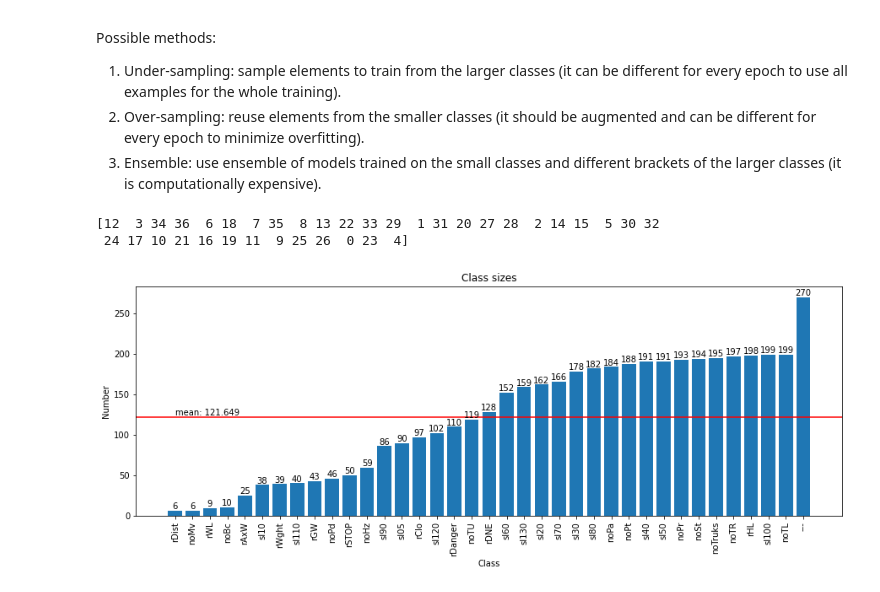
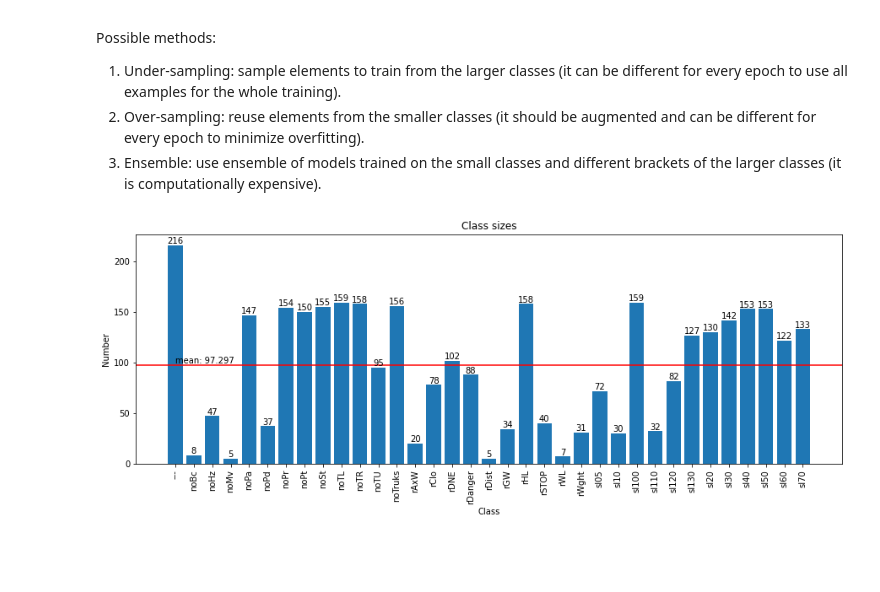
Before and after one commit to gregiberri/traffic_sign_recognition, a Jupyter notebook: notebooks/data_analysis.ipynb, the cells around one changed output. Saved outputs shown, nothing was run; the diff lists cells and outputs as text; code cells hidden in the pictures; blank space fills up the shorter version.

```diff
--- a/notebooks/data_analysis.ipynb
+++ b/notebooks/data_analysis.ipynb
@@ -29,38 +29,44 @@ Possible methods:
 </ol>
 # %%
 # show the class sizes
-from data.read_data import read_paths
+from data.utils.read_data import read_paths
 import matplotlib.pyplot as plt
 import numpy as np
+from collections import Counter
+from data.utils.split_train_val_test import load_csv
+import csv
+
+with open('/home/albert/data/R-jpg/train.csv', newline='') as f:
+    reader = csv.reader(f)
+    data = list(reader)
+
+class_num_to_name = dict(load_csv('classnumber_classname.csv'))
+classnumbers = list(zip(*data))[-1]
+classnames = [class_num_to_name[classnumber] for classnumber in classnumbers]
 
 # load the data and get the class names and sizes
-paths = read_paths('/home/albert/data/R-jpg')
-class_sizes_dict = {key: len(value) for key, value in paths.items()}
-class_sizes = np.array(list(class_sizes_dict.values()))
+class_names = np.array(list(Counter(classnames).keys())) # equals to list(set(words))
+class_sizes = np.array(list(Counter(classnames).values())) # counts the elements' frequency
 class_sizes_mean = np.mean(class_sizes)
-class_names = np.array(list(class_sizes_dict.keys()))
 
 # sort the classes according to the class size
-sorting_indices = np.argsort(class_sizes)
-print(sorting_indices)
+sorting_indices = np.argsort(class_names)[:-2]
 class_sizes = class_sizes[sorting_indices]
 class_names = class_names[sorting_indices]
 
 # plot
 fig = plt.figure(figsize=[15, 5])
 plt.bar(class_names, class_sizes)
 plt.axhline(class_sizes_mean, color="red")
 plt.text(0, class_sizes_mean, f'mean: {class_sizes_mean:.3f}', va='bottom', ha="left")
 plt.xticks(rotation=90)
 plt.title('Class sizes')
 plt.xlabel('Class')
 plt.ylabel('Number')
 for i in range(len(class_sizes)):
     plt.annotate(str(class_sizes[i]),
                  xy=(class_names[i],class_sizes[i]),
                  ha='center', va='bottom')
 plt.show()
 # %% [output]
-[12  3 34 36  6 18  7 35  8 13 22 33 29  1 31 20 27 28  2 14 15  5 30 32
- 24 17 10 21 16 19 11  9 25 26  0 23  4]
-[figure, old version]
+[figure, new version]
```
Also changed, not shown: parts of 4 cells of this notebook, 13 other files.
